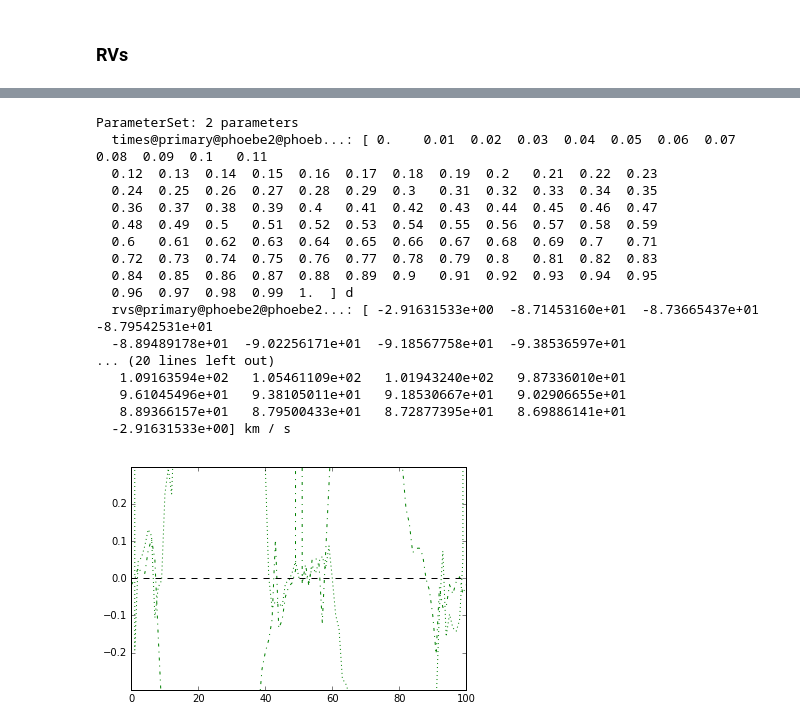
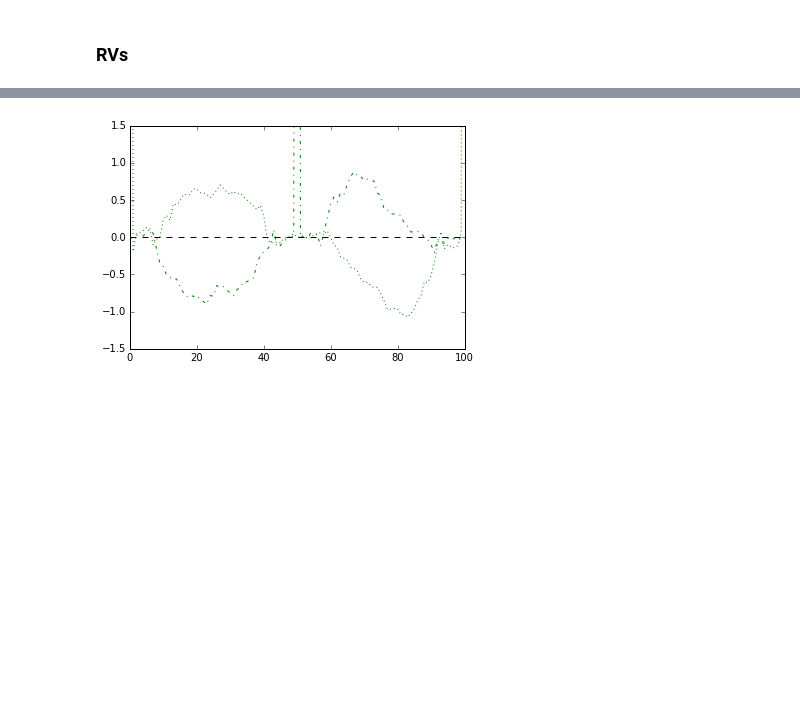
Before and after one commit to phoebe-project/phoebe2-docs, a Jupyter notebook: examples/legacy_contact_binary.ipynb, the cells around one changed output, grey strips where cells are left out. Drawn from its saved outputs; the diff is of its cells as text; code cells hidden in the pictures; blank space fills up the shorter version.

```diff
--- a/examples/legacy_contact_binary.ipynb
+++ b/examples/legacy_contact_binary.ipynb
@@ -144,25 +143,7 @@ axs, artists = b['rv01@phoebe1model'].plot(color='r')
 # %%
-print b['primary@phoebe2model']
 artist, = plt.plot(b.get_value('rvs@primary@phoebe2model', ) - b.get_value('rvs@primary@phoebe1model'), color='g', ls=':')
 artist, = plt.plot(b.get_value('rvs@secondary@phoebe2model') - b.get_value('rvs@secondary@phoebe1model'), color='g', ls='-.')
 artist = plt.axhline(0.0, linestyle='dashed', color='k')
-ylim = plt.ylim(-0.3, 0.3)
+ylim = plt.ylim(-1.5, 1.5)
 # %% [output]
-ParameterSet: 2 parameters
-  times@primary@phoebe2@phoeb...: [ 0.    0.01  0.02  0.03  0.04  0.05  0.06  0.07  0.08  0.09  0.1   0.11
-  0.12  0.13  0.14  0.15  0.16  0.17  0.18  0.19  0.2   0.21  0.22  0.23
-  0.24  0.25  0.26  0.27  0.28  0.29  0.3   0.31  0.32  0.33  0.34  0.35
-  0.36  0.37  0.38  0.39  0.4   0.41  0.42  0.43  0.44  0.45  0.46  0.47
-  0.48  0.49  0.5   0.51  0.52  0.53  0.54  0.55  0.56  0.57  0.58  0.59
-  0.6   0.61  0.62  0.63  0.64  0.65  0.66  0.67  0.68  0.69  0.7   0.71
-  0.72  0.73  0.74  0.75  0.76  0.77  0.78  0.79  0.8   0.81  0.82  0.83
-  0.84  0.85  0.86  0.87  0.88  0.89  0.9   0.91  0.92  0.93  0.94  0.95
-  0.96  0.97  0.98  0.99  1.  ] d
-  rvs@primary@phoebe2@phoebe2...: [ -2.91631533e+00  -8.71453160e+01  -8.73665437e+01  -8.79542531e+01
-  -8.89489178e+01  -9.02256171e+01  -9.18567758e+01  -9.38536597e+01
-... (20 lines left out)
-   1.09163594e+02   1.05461109e+02   1.01943240e+02   9.87336010e+01
-   9.61045496e+01   9.38105011e+01   9.18530667e+01   9.02906655e+01
-   8.89366157e+01   8.79500433e+01   8.72877395e+01   8.69886141e+01
-  -2.91631533e+00] km / s
-[figure, old version]
+[figure, new version]
```
Also changed, not shown: parts of 7 cells of this notebook, 4 other files.
